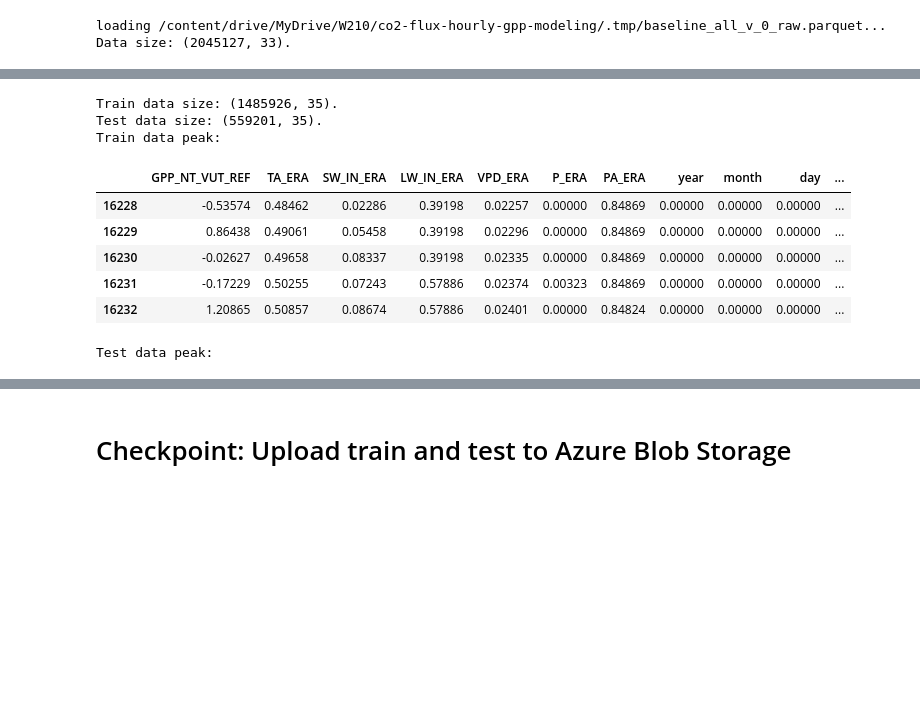
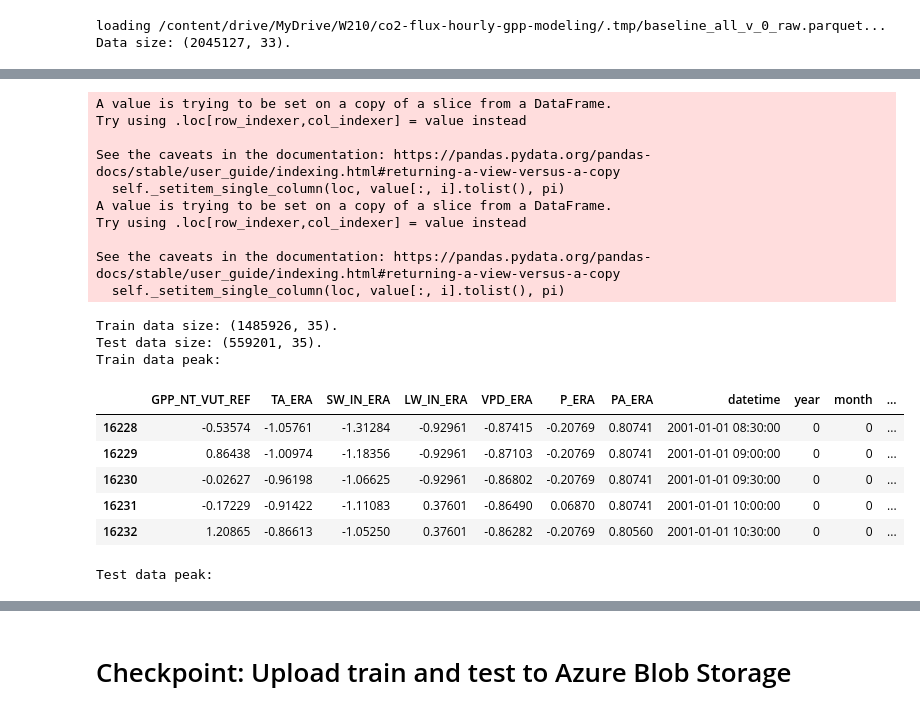
Before and after one commit to jcalz23/co2-flux-hourly-gpp-modeling, a Jupyter notebook: code/src/preprocessing/baseline-data-pipeline-v0.ipynb, the cells around one changed output, grey strips where cells are left out. Drawn from its saved outputs; the diff is of its cells as text; code cells hidden in the pictures; blank space fills up the shorter version.

Commit message:
follow google TFT data pipelines

```diff
--- a/code/src/preprocessing/baseline-data-pipeline-v0.ipynb
+++ b/code/src/preprocessing/baseline-data-pipeline-v0.ipynb
@@ -291,11 +365,20 @@ if load_data_from_previous_checkpoint:
 loading /content/drive/MyDrive/W210/co2-flux-hourly-gpp-modeling/.tmp/baseline_all_v_0_raw.parquet...
 Data size: (2045127, 33).
 # %%
-# Drop 'datetime', 'date'; as they are already represented by other columns
+# Drop 'date'; as they are already represented by other columns
 
-categorical_cols = ['IGBP', 'c3c4', 'koppen_sub', 'koppen']
-
+categorical_cols = ['IGBP', 'c3c4', 'koppen_sub', 'koppen', 'site_id']
 if useSpark:
-  data_df = data_df.drop(*['datetime', 'date'])
+  data_df = data_df.drop(*['date'])
 else:
-  data_df = data_df.drop(['datetime', 'date'], axis = 1)
+  categorical_cols = ['IGBP', 'c3c4', 'koppen_sub', 'koppen', 'site_id',
+                      'year', 'month', 'day', 'hour', 'minute']
+  realNum_cols = ['TA_ERA', 'SW_IN_ERA', 'LW_IN_ERA', 'VPD_ERA', 'P_ERA', 'PA_ERA',
+                  'EVI', 'NDVI', 'NIRv', 'b1', 'b2', 'b3', 'b4', 'b5', 'b6', 'b7',
+                  'elevation', 'lat', 'long', 'c4_percent']
+  data_df = data_df.drop(['date'], axis = 1)
+  data_df['IGBP_name'] = data_df['IGBP']
+  data_df['koppen_name'] = data_df['koppen']
+  data_df['site_id_name'] = data_df['site_id']
+  non_features_cols = ['IGBP_name', 'koppen_name','site_id_name']
+  print(f"Data size: {data_df.shape}.")
@@ -318,9 +403,7 @@ else:
   # encoded_df = pd.get_dummies(data_df[categorical_cols],
   #                             columns=categorical_cols,
   #                             dummy_na=False)
-  encoded_df = data_df[categorical_cols].apply(LabelEncoder().fit_transform)
-  encoded_df = encoded_df.add_suffix('_nbr')
-  data_df = data_df.join(encoded_df)
+  data_df[categorical_cols] = data_df[categorical_cols].apply(LabelEncoder().fit_transform)
   print(f"Data size after encoding: {data_df.shape}")
   display(data_df.head())
 # %% [output]
@@ -340,9 +423,9 @@ else:
   features = data_df.columns.to_list()
 
 features.remove(target_variable)
-features.remove('site_id')
+features.remove("datetime")
 
-for f in categorical_cols:
+for f in non_features_cols:
   features.remove(f)
 print(f"Features({len(features)}): {features}")
 # %% [output]
@@ -358,7 +441,7 @@ if useSpark:
 # %%
 # Split into train and test sets
 if useSpark:
-  train_df = data_df.filter(col('site_id').isin(train_sites))
+  train_df = data_df.filter(col('site_id_').isin(train_sites))
   test_df = data_df.filter(col('site_id').isin(test_sites))
   print(f"Train data size: {train_df.count()} rows x {len(train_df.columns)} columns.")
   print(f"Test data size: {test_df.count()} rows x {len(test_df.columns)} columns.")
@@ -368,8 +451,8 @@ if useSpark:
   print("Test data peak:")
   test_df.show(5, False)
 else:
-  train_df = data_df[data_df['site_id'].isin(train_sites)]
-  test_df  = data_df[data_df['site_id'].isin(test_sites)]
+  train_df = data_df[data_df['site_id_name'].isin(train_sites)]
+  test_df  = data_df[data_df['site_id_name'].isin(test_sites)]
   print(f"Train data size: {train_df.shape}.")
   print(f"Test data size: {test_df.shape}.")
 
@@ -377,6 +460,9 @@ else:
   display(train_df.head(5))
   print("Test data peak:")
   display(test_df.head(5))
+
+  display(train_df.describe())
+  display(train_df.describe())
 # %% [output]
 Train data size: (1485926, 35).
 Test data size: (559201, 35).
@@ -436,8 +504,13 @@ if useSpark:
   print("Test data peak:")
   test_df.show(5, False)
 else:
-  from sklearn.preprocessing import MinMaxScaler
-  scaler = MinMaxScaler().fit(train_df[features])
+  from sklearn.preprocessing import StandardScaler
+  # TFT samples do not normalized encoded categorical/dates variables
+  for f in categorical_cols:
+    features.remove(f)
+  print(f"Normalizinf features ({len(features)}): {features}")
+
+  scaler = StandardScaler().fit(train_df[features])
   train_df.loc[:,features] = scaler.transform(train_df[features])
   test_df.loc[:,features] = scaler.transform(test_df[features])
   print(f"Train data size: {train_df.shape}.")
@@ -461,10 +525,20 @@ See the caveats in the documentation: https://pandas.pydata.org/pandas-docs/stab
-Train data size: (1485926, 35).
-Test data size: (559201, 35).
-Train data peak:
+A value is trying to be set on a copy of a slice from a DataFrame.
+Try using .loc[row_indexer,col_indexer] = value instead
+
+See the caveats in the documentation: https://pandas.pydata.org/pandas-docs/stable/user_guide/indexing.html#returning-a-view-versus-a-copy
+  self._setitem_single_column(loc, value[:, i].tolist(), pi)
+A value is trying to be set on a copy of a slice from a DataFrame.
+Try using .loc[row_indexer,col_indexer] = value instead
+
+See the caveats in the documentation: https://pandas.pydata.org/pandas-docs/stable/user_guide/indexing.html#returning-a-view-versus-a-copy
+  self._setitem_single_column(loc, value[:, i].tolist(), pi)
+Train data size: (1485926, 35).
+Test data size: (559201, 35).
+Train data peak:
-|  | GPP_NT_VUT_REF | TA_ERA | SW_IN_ERA | LW_IN_ERA | VPD_ERA | P_ERA | PA_ERA | year | month | day | ... |
-| 16228 | -0.53574 | 0.48462 | 0.02286 | 0.39198 | 0.02257 | 0.00000 | 0.84869 | 0.00000 | 0.00000 | 0.00000 | ... |
-| 16229 | 0.86438 | 0.49061 | 0.05458 | 0.39198 | 0.02296 | 0.00000 | 0.84869 | 0.00000 | 0.00000 | 0.00000 | ... |
-| 16230 | -0.02627 | 0.49658 | 0.08337 | 0.39198 | 0.02335 | 0.00000 | 0.84869 | 0.00000 | 0.00000 | 0.00000 | ... |
-| 16231 | -0.17229 | 0.50255 | 0.07243 | 0.57886 | 0.02374 | 0.00323 | 0.84869 | 0.00000 | 0.00000 | 0.00000 | ... |
-| 16232 | 1.20865 | 0.50857 | 0.08674 | 0.57886 | 0.02401 | 0.00000 | 0.84824 | 0.00000 | 0.00000 | 0.00000 | ... |
+|  | GPP_NT_VUT_REF | TA_ERA | SW_IN_ERA | LW_IN_ERA | VPD_ERA | P_ERA | PA_ERA | datetime | year | month | ... |
+| 16228 | -0.53574 | -1.05761 | -1.31284 | -0.92961 | -0.87415 | -0.20769 | 0.80741 | 2001-01-01 08:30:00 | 0 | 0 | ... |
+| 16229 | 0.86438 | -1.00974 | -1.18356 | -0.92961 | -0.87103 | -0.20769 | 0.80741 | 2001-01-01 09:00:00 | 0 | 0 | ... |
+| 16230 | -0.02627 | -0.96198 | -1.06625 | -0.92961 | -0.86802 | -0.20769 | 0.80741 | 2001-01-01 09:30:00 | 0 | 0 | ... |
+| 16231 | -0.17229 | -0.91422 | -1.11083 | 0.37601 | -0.86490 | 0.06870 | 0.80741 | 2001-01-01 10:00:00 | 0 | 0 | ... |
+| 16232 | 1.20865 | -0.86613 | -1.05250 | 0.37601 | -0.86282 | -0.20769 | 0.80560 | 2001-01-01 10:30:00 | 0 | 0 | ... |
-Test data peak:
+Test data peak:
```
Also changed, not shown: parts of 11 cells of this notebook.
